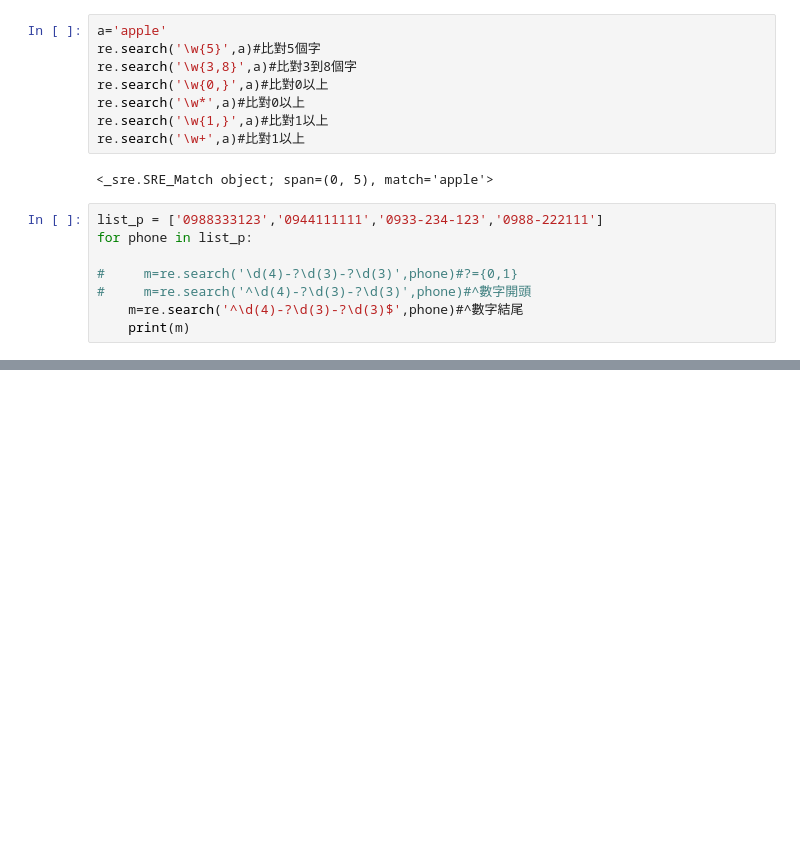
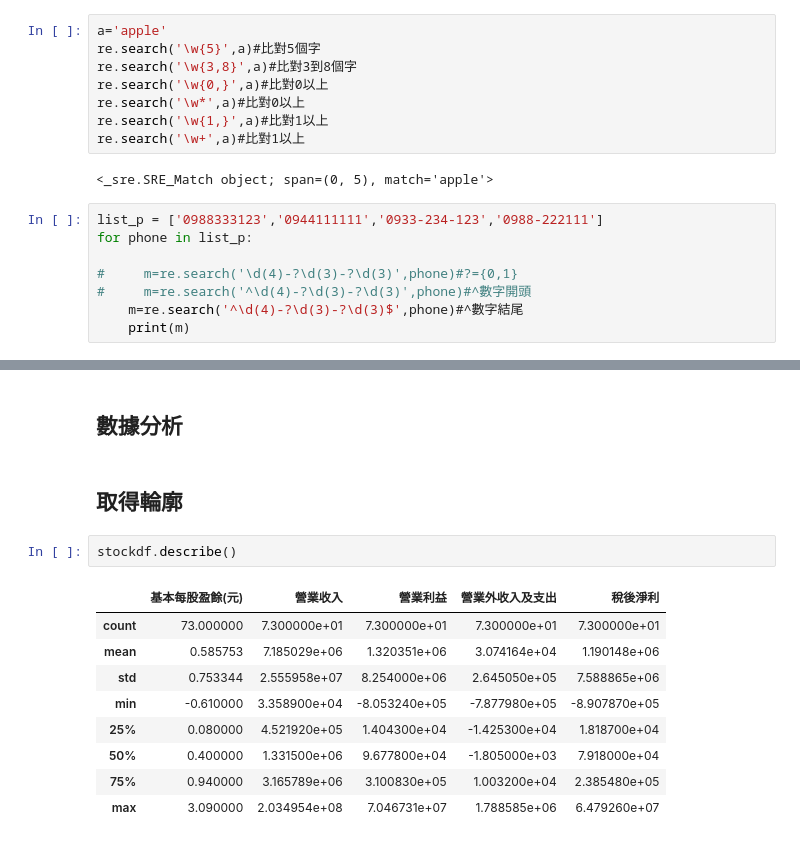
Before and after one commit to nagi31904/python_network_1, a Jupyter notebook: python_network2.ipynb, the cells around one changed output, grey strips where cells are left out. Drawn from its saved outputs; the diff is of its cells as text; blank space fills up the shorter version.

```diff
--- a/python_network2.ipynb
+++ b/python_network2.ipynb
@@ -229,0 +262,16 @@ stockdf[stockdf['公司代號'].str.match('^[0-9]')]#取得只有公司的代碼
+# %% [markdown]
+## 數據分析
+# %% [markdown]
+## 取得輪廓
+# %%
+stockdf.describe()
+# %% [output]
+|  | 基本每股盈餘(元) | 營業收入 | 營業利益 | 營業外收入及支出 | 稅後淨利 |
+| count | 73.000000 | 7.300000e+01 | 7.300000e+01 | 7.300000e+01 | 7.300000e+01 |
+| mean | 0.585753 | 7.185029e+06 | 1.320351e+06 | 3.074164e+04 | 1.190148e+06 |
+| std | 0.753344 | 2.555958e+07 | 8.254000e+06 | 2.645050e+05 | 7.588865e+06 |
+| min | -0.610000 | 3.358900e+04 | -8.053240e+05 | -7.877980e+05 | -8.907870e+05 |
+| 25% | 0.080000 | 4.521920e+05 | 1.404300e+04 | -1.425300e+04 | 1.818700e+04 |
+| 50% | 0.400000 | 1.331500e+06 | 9.677800e+04 | -1.805000e+03 | 7.918000e+04 |
+| 75% | 0.940000 | 3.165789e+06 | 3.100830e+05 | 1.003200e+04 | 2.385480e+05 |
+| max | 3.090000 | 2.034954e+08 | 7.046731e+07 | 1.788585e+06 | 6.479260e+07 |
```
Also changed, not shown: parts of 16 cells of this notebook.
